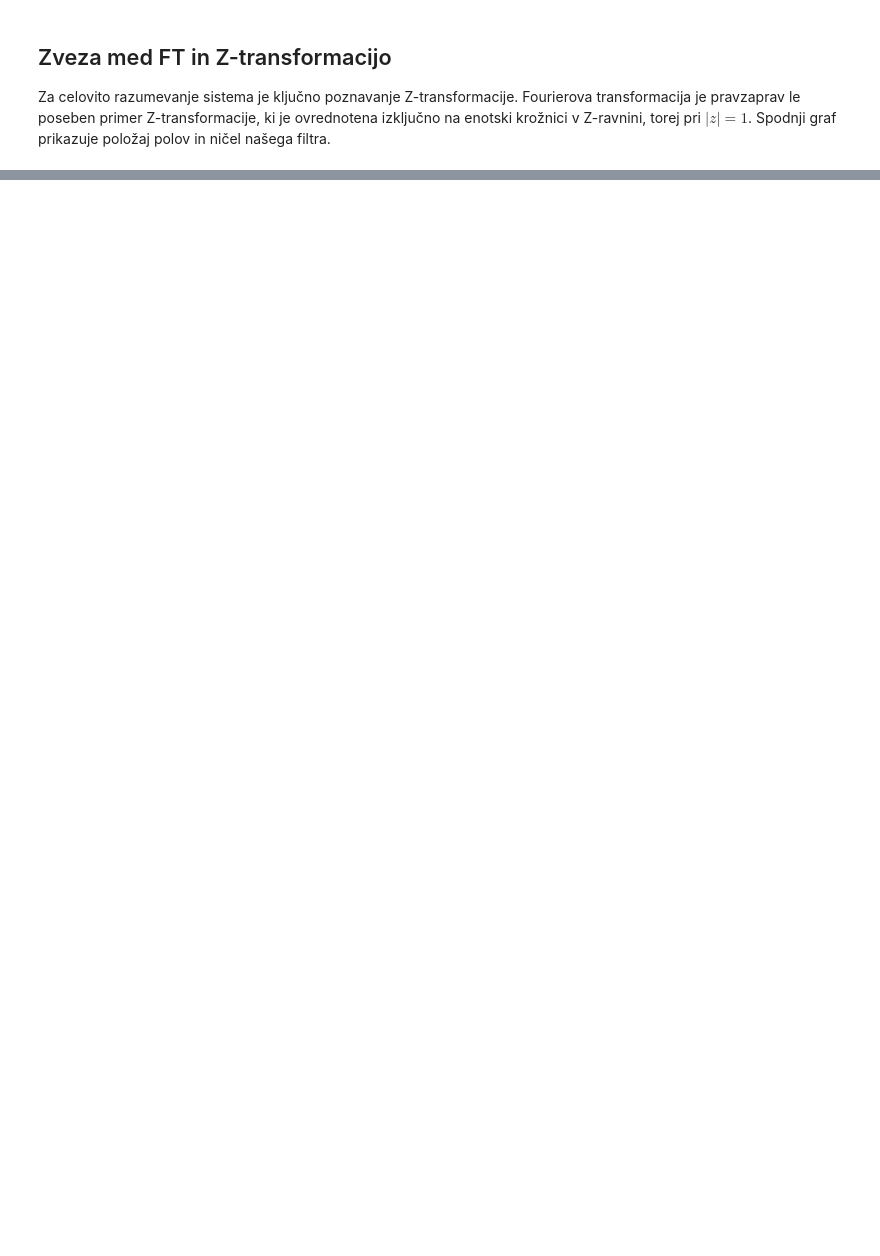
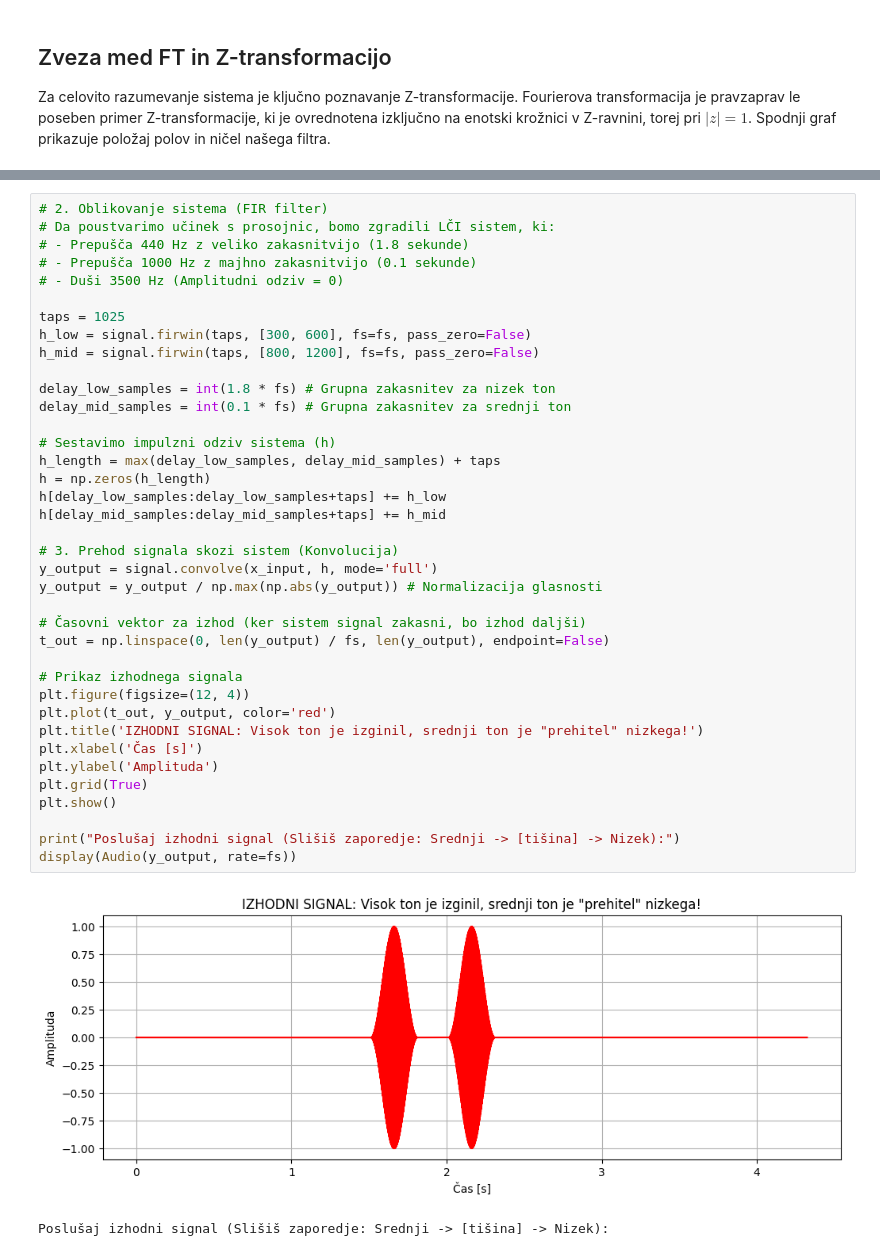
Before and after one commit to LAPSyLAB/DSP_Python_notes_and_examples, a Jupyter notebook: Predavanja/04_Frekvencna_domena/04_Frekvencna_domena.ipynb, the cells around one changed output, grey strips where cells are left out. Saved outputs shown, nothing was run; the diff lists cells and outputs as text; blank space fills up the shorter version.

```diff
--- a/Predavanja/04_Frekvencna_domena/04_Frekvencna_domena.ipynb
+++ b/Predavanja/04_Frekvencna_domena/04_Frekvencna_domena.ipynb
@@ -181,0 +233,41 @@ plt.show()
+# %%
+# 2. Oblikovanje sistema (FIR filter)
+# Da poustvarimo učinek s prosojnic, bomo zgradili LČI sistem, ki:
+# - Prepušča 440 Hz z veliko zakasnitvijo (1.8 sekunde)
+# - Prepušča 1000 Hz z majhno zakasnitvijo (0.1 sekunde)
+# - Duši 3500 Hz (Amplitudni odziv = 0)
+
+taps = 1025
+h_low = signal.firwin(taps, [300, 600], fs=fs, pass_zero=False)
+h_mid = signal.firwin(taps, [800, 1200], fs=fs, pass_zero=False)
+
+delay_low_samples = int(1.8 * fs) # Grupna zakasnitev za nizek ton
+delay_mid_samples = int(0.1 * fs) # Grupna zakasnitev za srednji ton
+
+# Sestavimo impulzni odziv sistema (h)
+h_length = max(delay_low_samples, delay_mid_samples) + taps
+h = np.zeros(h_length)
+h[delay_low_samples:delay_low_samples+taps] += h_low
+h[delay_mid_samples:delay_mid_samples+taps] += h_mid
+
+# 3. Prehod signala skozi sistem (Konvolucija)
+y_output = signal.convolve(x_input, h, mode='full')
+y_output = y_output / np.max(np.abs(y_output)) # Normalizacija glasnosti
+
+# Časovni vektor za izhod (ker sistem signal zakasni, bo izhod daljši)
+t_out = np.linspace(0, len(y_output) / fs, len(y_output), endpoint=False)
+
+# Prikaz izhodnega signala
+plt.figure(figsize=(12, 4))
+plt.plot(t_out, y_output, color='red')
+plt.title('IZHODNI SIGNAL: Visok ton je izginil, srednji ton je "prehitel" nizkega!')
+plt.xlabel('Čas [s]')
+plt.ylabel('Amplituda')
+plt.grid(True)
+plt.show()
+
+print("Poslušaj izhodni signal (Slišiš zaporedje: Srednji -> [tišina] -> Nizek):")
+display(Audio(y_output, rate=fs))
+# %% [output]
+[figure, added]
+Poslušaj izhodni signal (Slišiš zaporedje: Srednji -> [tišina] -> Nizek):
```
Also changed, not shown: parts of 11 cells of this notebook, 2 other files.
